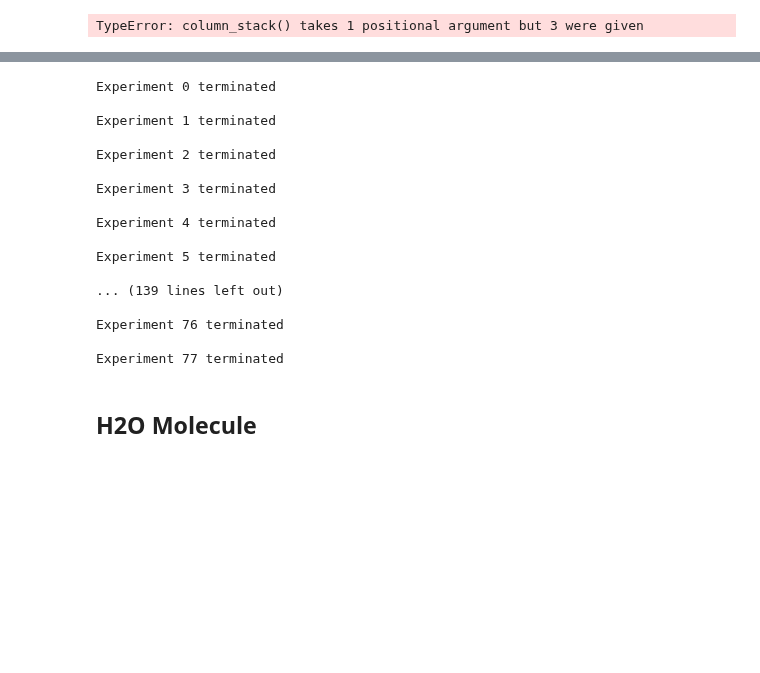
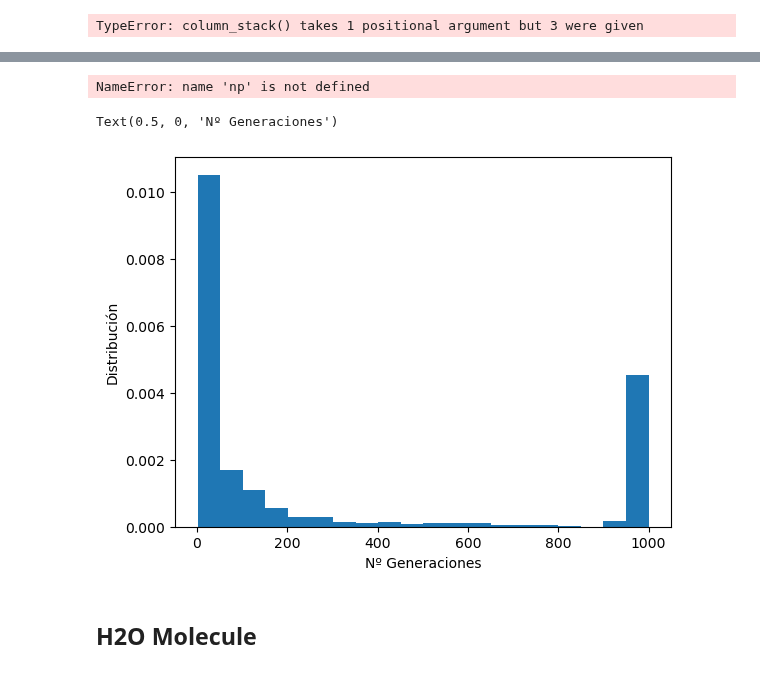
Before and after one commit to JLSM02/QML-Avoiding-BP, a Jupyter notebook: notebooks/VQE/BP_mitigation/Genetic_algorithm.ipynb, the cells around one changed output, grey strips where cells are left out. Drawn from its saved outputs; the diff is of its cells as text; code cells hidden in the pictures; blank space fills up the shorter version.

```diff
--- a/notebooks/VQE/BP_mitigation/Genetic_algorithm.ipynb
+++ b/notebooks/VQE/BP_mitigation/Genetic_algorithm.ipynb
@@ -126,26 +128,24 @@ for iter in range(1000):
     print(f"Experiment {iter} terminated \n")
 
 # Junto todos los datos en un array y los guardo en txt
-array_to_save = np.column_stack(generations_exp, evaluations_exp, time_exp)
-np.savetxt(f"data_GA_H2_2local_{pop}.csv", array_to_save, fmt="%d", delimiter=",")
+array_to_save = np.column_stack((generations_exp, evaluations_exp, time_exp))
+np.savetxt(f"data/data_GA_H2_Nlocal_{pop}.csv", array_to_save, fmt="%d", delimiter=",")
 # %% [output]
-Experiment 0 terminated
-
-Experiment 1 terminated
-
-Experiment 2 terminated
-
-Experiment 3 terminated
-
-Experiment 4 terminated
-
-Experiment 5 terminated
-
-... (139 lines left out)
-
-Experiment 76 terminated
-
-Experiment 77 terminated
+NameError: name 'np' is not defined
+# %%
+# Cargo los datos
+loaded_data = np.loadtxt("data/data_GA_H2_Nlocal_50.csv", delimiter=",")
+
+n_experiments = 1000
+n_bars = 20
+
+gen_hist = np.histogram(loaded_data[:, 0], 20, density=True)
+plt.bar(gen_hist[1][:-1]+n_experiments/n_bars/2, gen_hist[0], n_experiments/n_bars)
+plt.ylabel("Distribución")
+plt.xlabel("Nº Generaciones")
+# %% [output]
+Text(0.5, 0, 'Nº Generaciones')
+[figure, added]
 # %% [markdown]
 ## H2O Molecule
 # %%
```
Also changed, not shown: parts of 4 cells of this notebook, 2 other files.
